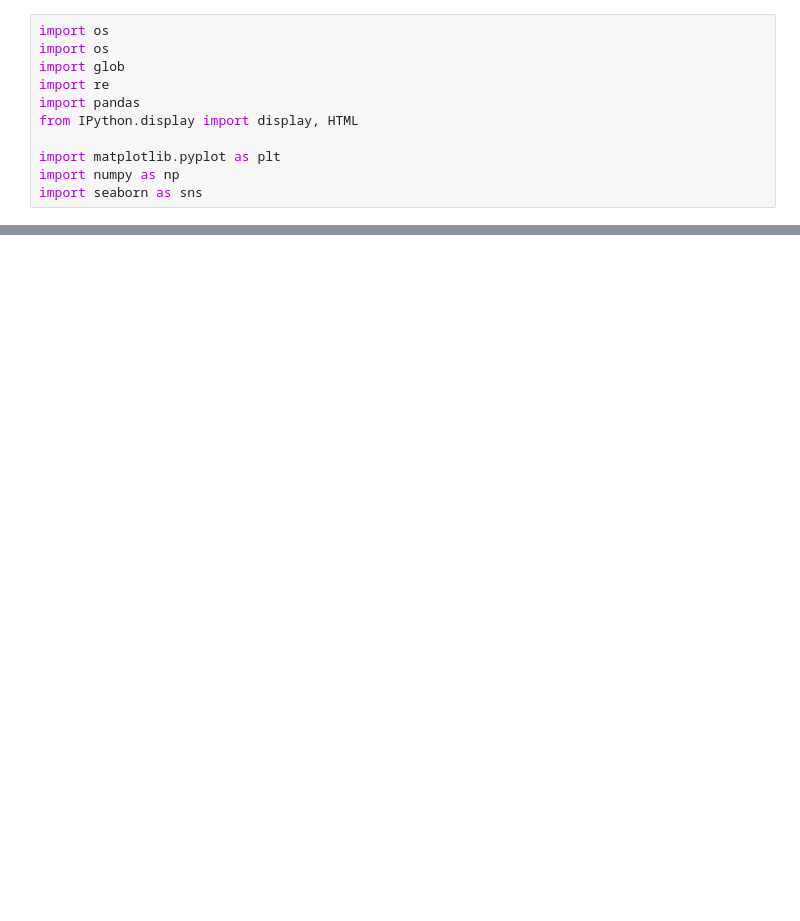
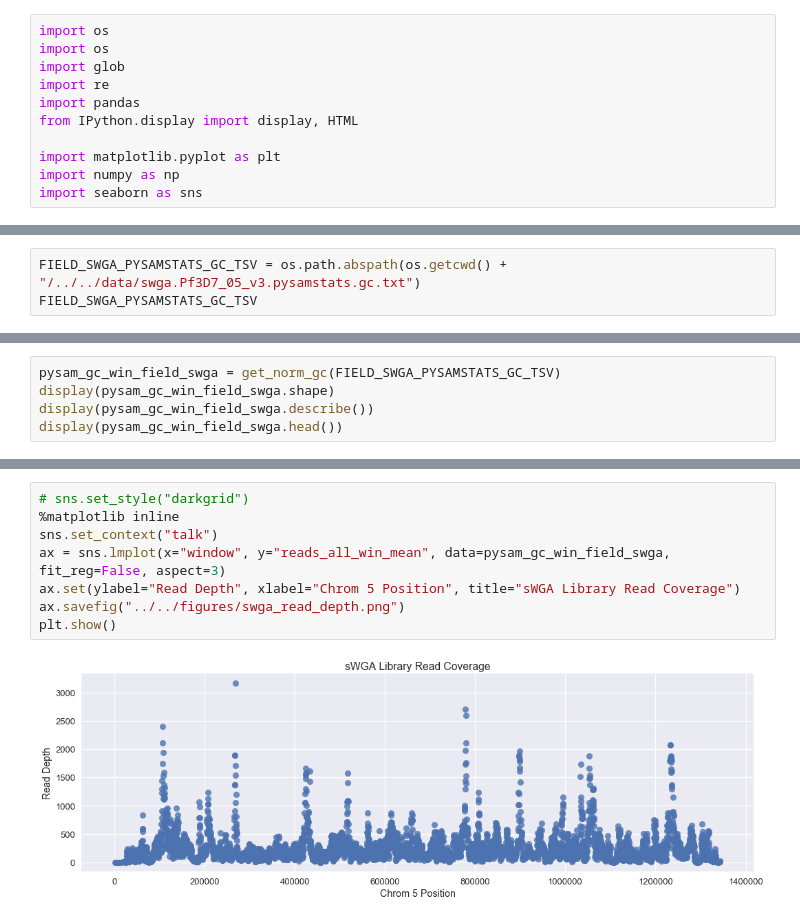
Before and after one commit to tnguyensanger/pf_swga_cnv, a Jupyter notebook: src/jupyter/Read Count Distribution.ipynb, the cells around one changed output, grey strips where cells are left out. Saved outputs shown, nothing was run; the diff lists cells and outputs as text; blank space fills up the shorter version.

```diff
--- a/src/jupyter/Read Count Distribution.ipynb
+++ b/src/jupyter/Read Count Distribution.ipynb
@@ -105,0 +54,3 @@ plt.show()
+# %%
+FIELD_SWGA_PYSAMSTATS_GC_TSV = os.path.abspath(os.getcwd() + "/../../data/swga.Pf3D7_05_v3.pysamstats.gc.txt")
+FIELD_SWGA_PYSAMSTATS_GC_TSV
@@ -105,0 +59,5 @@ plt.show()
+# %%
+pysam_gc_win_field_swga = get_norm_gc(FIELD_SWGA_PYSAMSTATS_GC_TSV)
+display(pysam_gc_win_field_swga.shape)
+display(pysam_gc_win_field_swga.describe())
+display(pysam_gc_win_field_swga.head())
@@ -105,0 +81,10 @@ plt.show()
+# %%
+# sns.set_style("darkgrid")
+%matplotlib inline
+sns.set_context("talk")
+ax = sns.lmplot(x="window", y="reads_all_win_mean", data=pysam_gc_win_field_swga, fit_reg=False, aspect=3)
+ax.set(ylabel="Read Depth", xlabel="Chrom 5 Position", title="sWGA Library Read Coverage")
+ax.savefig("../../figures/swga_read_depth.png")
+plt.show()
+# %% [output]
+[figure, added]
```
Also changed, not shown: parts of 48 cells of this notebook.
